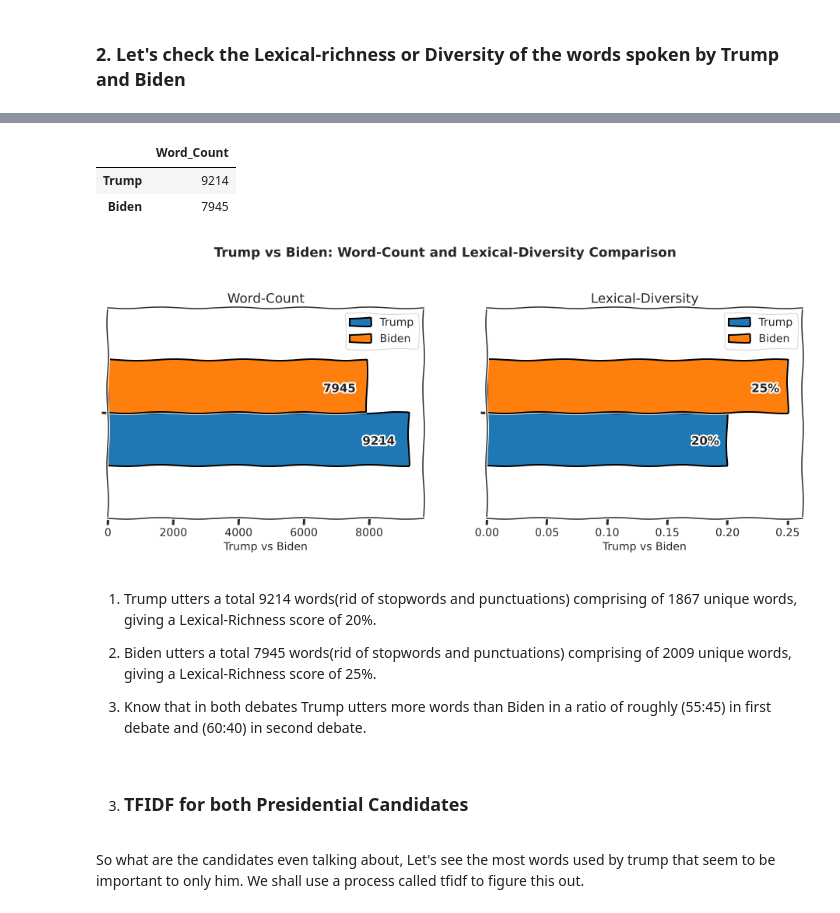
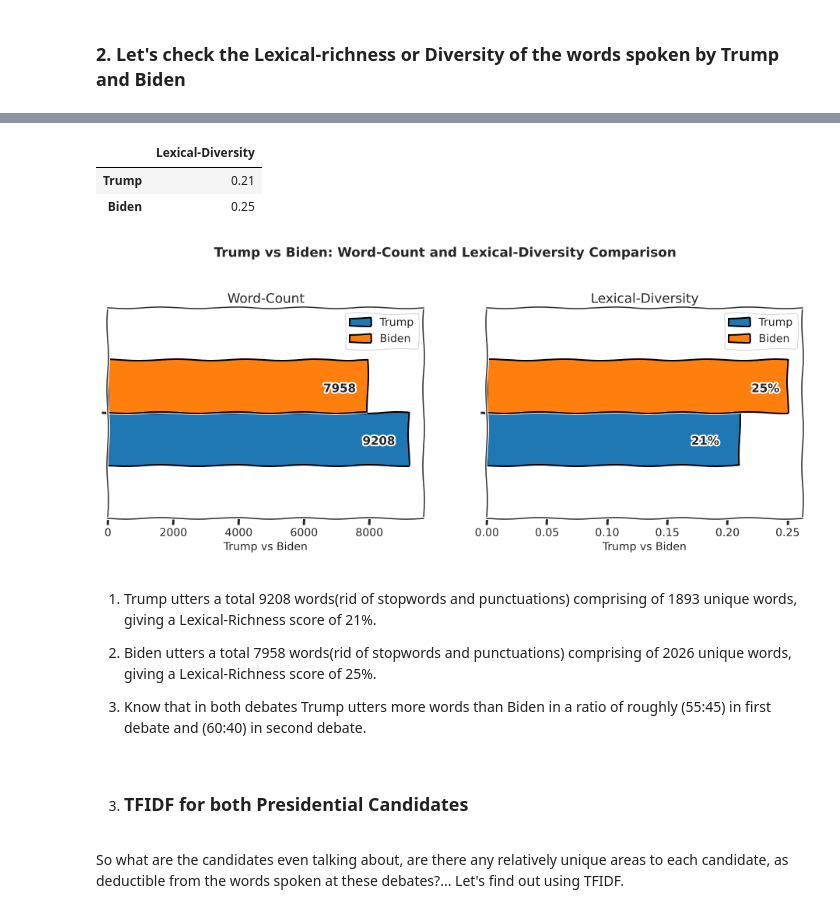
Before and after one commit to Lawrence-Krukrubo/Text-Based-AI, a Jupyter notebook: trump_biden_2020.ipynb, the cells around one changed output, grey strips where cells are left out. Drawn from its saved outputs; the diff is of its cells as text; code cells hidden in the pictures.

```diff
--- a/trump_biden_2020.ipynb
+++ b/trump_biden_2020.ipynb
@@ -208,44 +216,43 @@ for index, row in lex_var_df.iterrows():
         row['Lexical-Diversity'] = lexical_diversity(trump_total_words)
     else:
         row['Lexical-Diversity'] = lexical_diversity(biden_total_words)
-word_count_df
+lex_var_df
 # %% [output]
-|  | Word_Count |
-| Trump | 9214 |
-| Biden | 7945 |
+|  | Lexical-Diversity |
+| Trump | 0.21 |
+| Biden | 0.25 |
 # %%
 sns.set_style('ticks')
 fig = plt.figure(figsize=(16,5)) # create figure
 plt.suptitle('Trump vs Biden: Word-Count and Lexical-Diversity Comparison', y=1.1, fontweight='bold')
 
 ax0 = fig.add_subplot(1, 2, 1) # add subplot 1 (1 row, 2 columns, first plot)
 ax1 = fig.add_subplot(1, 2, 2) # add subplot 2 (1 row, 2 columns, second plot). See tip below**
 
 word_count_df.T.plot(kind='barh', edgecolor='black', linewidth=2, ax=ax0)
 ax0.set_title('Word-Count')
 ax0.set_xlabel('Trump vs Biden')
 ax0.set_yticklabels('')
-ax0.annotate('7945', (6600, 0.099), fontsize=15, fontweight='bold')
-ax0.annotate('9214', (7800, -0.15), fontsize=15, fontweight='bold')
+ax0.annotate('7958', (6600, 0.099), fontsize=15, fontweight='bold')
+ax0.annotate('9208', (7800, -0.15), fontsize=15, fontweight='bold')
 
 lex_var_df.T.plot(kind='barh', edgecolor='black', linewidth=2, ax=ax1)
 plt.title('Lexical-Diversity')
 plt.xlabel('Trump vs Biden')
 ax1.set_yticklabels('')
 ax1.annotate('25%', (0.22, 0.099), fontsize=15, fontweight='bold')
-ax1.annotate('20%', (0.17, -0.15), fontsize=15, fontweight='bold')
+ax1.annotate('21%', (0.17, -0.15), fontsize=15, fontweight='bold')
 
 plt.show()
 # %% [output]
-[figure, old version]
+[figure, new version]
 # %% [markdown]
-1. Trump utters a total 9214 words(rid of stopwords and punctuations) comprising of 1867 unique words, giving a Lexical-Richness score of 20%.
+1. Trump utters a total 9208 words(rid of stopwords and punctuations) comprising of 1893 unique words, giving a Lexical-Richness score of 21%.
 
-2. Biden utters a total 7945 words(rid of stopwords and punctuations) comprising of 2009 unique words, giving a Lexical-Richness score of 25%.
+2. Biden utters a total 7958 words(rid of stopwords and punctuations) comprising of 2026 unique words, giving a Lexical-Richness score of 25%.
 
 3. Know that in both debates Trump utters more words than Biden in a ratio of roughly (55:45) in first debate and (60:40) in second debate.
 # %% [markdown]
 3. <h3>TFIDF for both Presidential Candidates</h3>
-# %% [markdown]
-So what are the candidates even talking about, Let's see the most words used by trump that seem to be important to only him.
-We  shall use a process called tfidf to figure this out.
+# %% [markdown]
+So what are the candidates even talking about, are there any relatively unique areas to each candidate, as deductible from the words spoken at these debates?... Let's find out using TFIDF.
```
Also changed, not shown: parts of 25 cells of this notebook.
